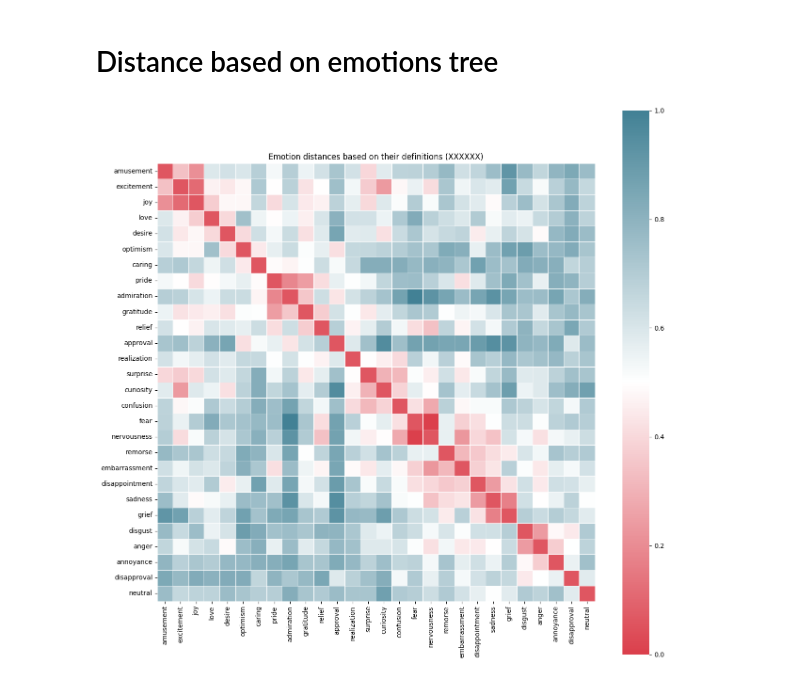
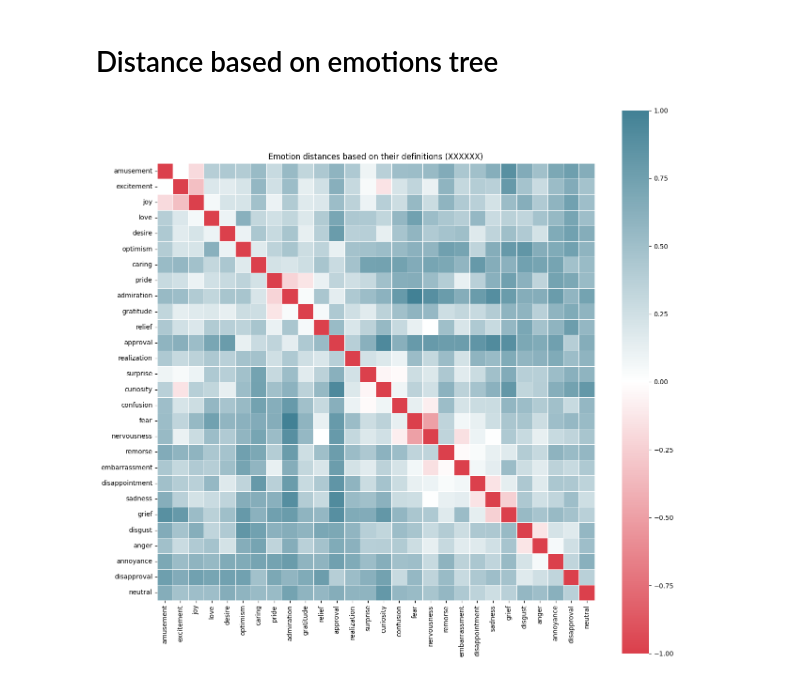
Before and after one commit to AminMohamed-3/LEGO, a Jupyter notebook: Dataset/distance_embd.ipynb, the cells around one changed output. Saved outputs shown, nothing was run; the diff lists cells and outputs as text; code cells hidden in the pictures.

```diff
--- a/Dataset/distance_embd.ipynb
+++ b/Dataset/distance_embd.ipynb
@@ -199,22 +199,24 @@ cmap = mpl.colors.LinearSegmentedColormap.from_list(
 # %%
 plt.figure(figsize=(15, 15))
 beta = 0.25
 combined = (distances_tree * beta) + (distances_embed * (1 - beta))
 combined = (combined - combined.min()) / (combined.max() - combined.min())
-#np.fill_diagonal(combined, 0.5)
+combined = combined * 1.5 - 0.5
+
+np.fill_diagonal(combined, -1)
 sns.heatmap(
     combined,
     cmap=cmap,
     square=True,
     xticklabels=list(emotions),
     yticklabels=list(emotions),
     linewidths=0.5,
 )
 plt.xticks(rotation=90)
 plt.title("Emotion distances based on their definitions (XXXXXX)")
 plt.show()
 # %% [output]
-[figure, old version]
+[figure, new version]
 # %%
 # make a dictionary of each emotions pair and their distance
 emotion_pairs = {}
```
Also changed, not shown: 7 other files.
